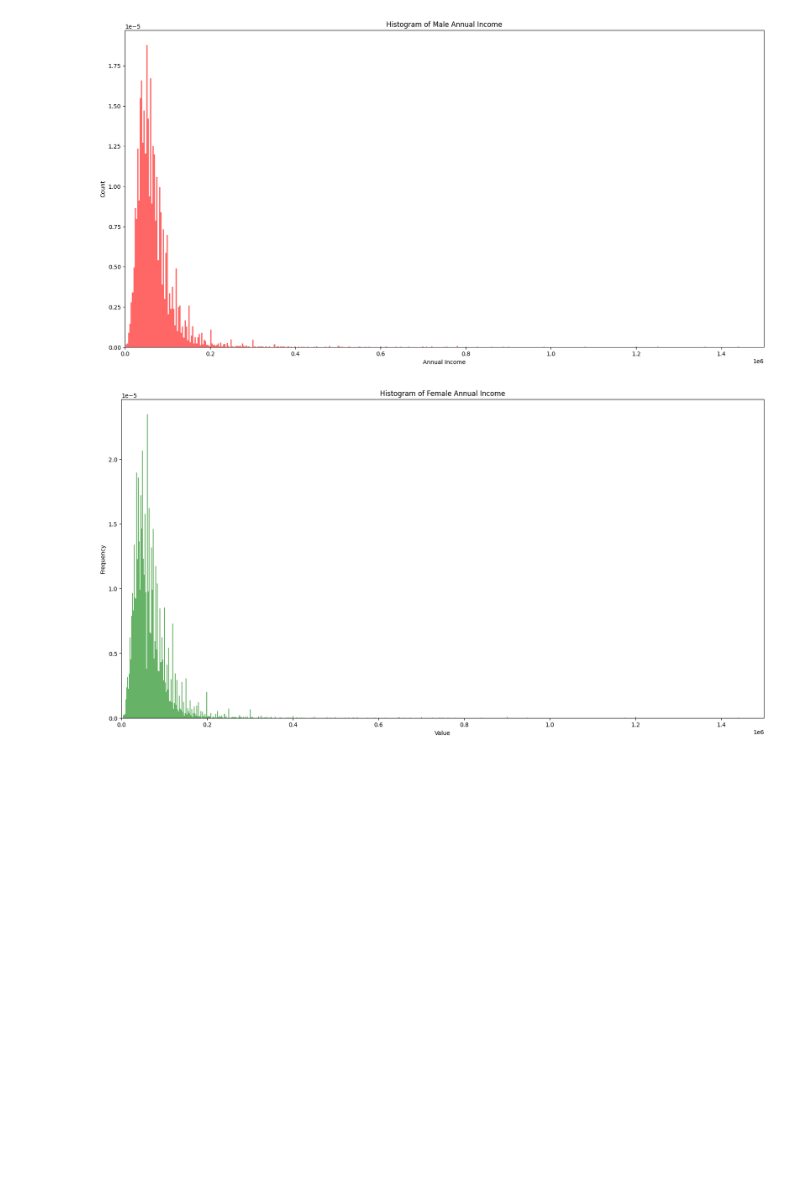
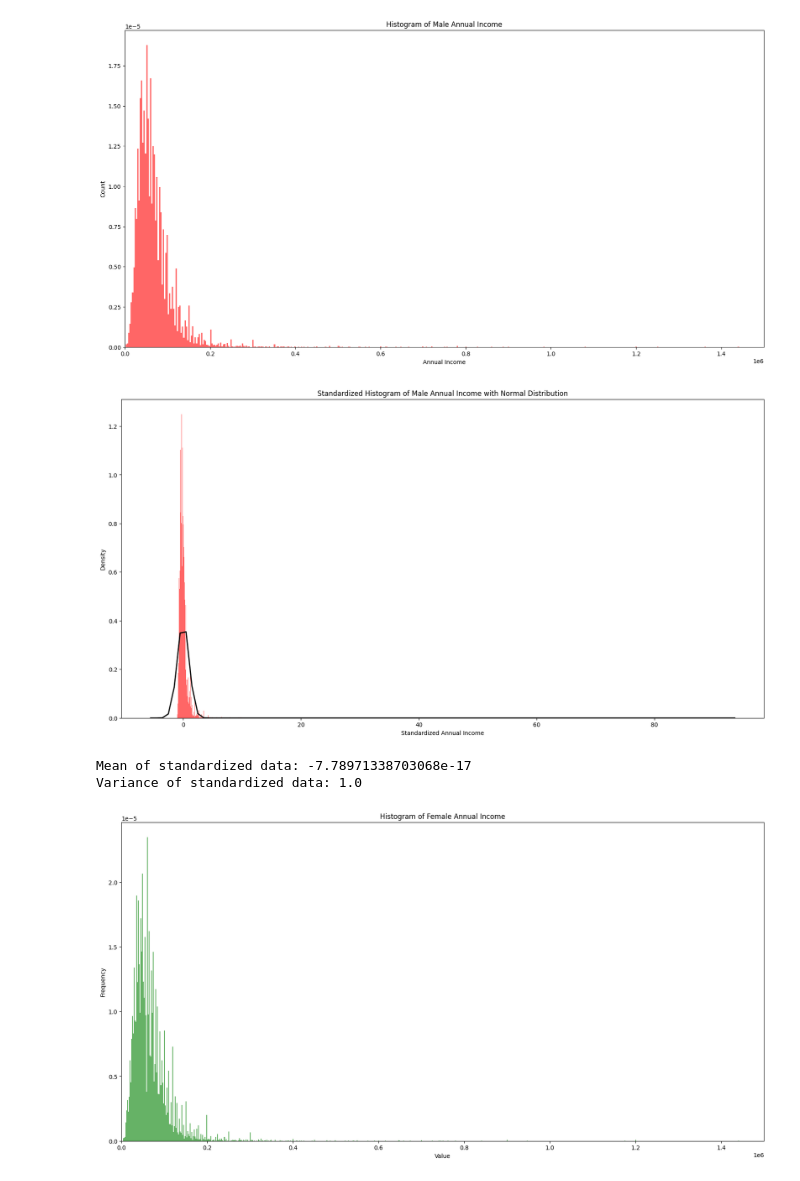
Before and after one commit to unnati026/JPMC-Case-Study, a Jupyter notebook: eda.ipynb, the cells around one changed output. Cells and saved outputs as stored; diff of their text form; code cells hidden in the pictures; blank space fills up the shorter version.

```diff
--- a/eda.ipynb
+++ b/eda.ipynb
@@ -587,3 +589,35 @@ plt.show()
+# %%
+# Standardize the data
+mean = np.mean(male_data)
+std_dev = np.std(male_data)
+standardized_data = (male_data - mean) / std_dev
+
+# Create a histogram of the standardized data
+plt.figure(figsize=(20, 10))
+plt.hist(standardized_data, bins=2000, density=True, alpha=0.6, color='r')
+
+# Plot the normal distribution for comparison
+xmin, xmax = plt.xlim()
+x = np.linspace(xmin, xmax, 100)
+p = norm.pdf(x, 0, 1)
+plt.plot(x, p, 'k', linewidth=2)
+
+# Add title and labels
+plt.title('Standardized Histogram of Male Annual Income with Normal Distribution')
+plt.xlabel('Standardized Annual Income')
+plt.ylabel('Density')
+
+# Show the plot
+plt.show()
+# %% [output]
+[figure, added]
+# %%
+# Verify the mean and variance of the standardized data
+print("Mean of standardized data:", np.mean(standardized_data))
+print("Variance of standardized data:", np.var(standardized_data))
+# %% [output]
+Mean of standardized data: -7.78971338703068e-17
+Variance of standardized data: 1.0
 # %%
 # Plot histogram
 plt.figure(figsize=(20, 10))
```
Also changed, not shown: parts of 2 cells of this notebook, 1 other file.
